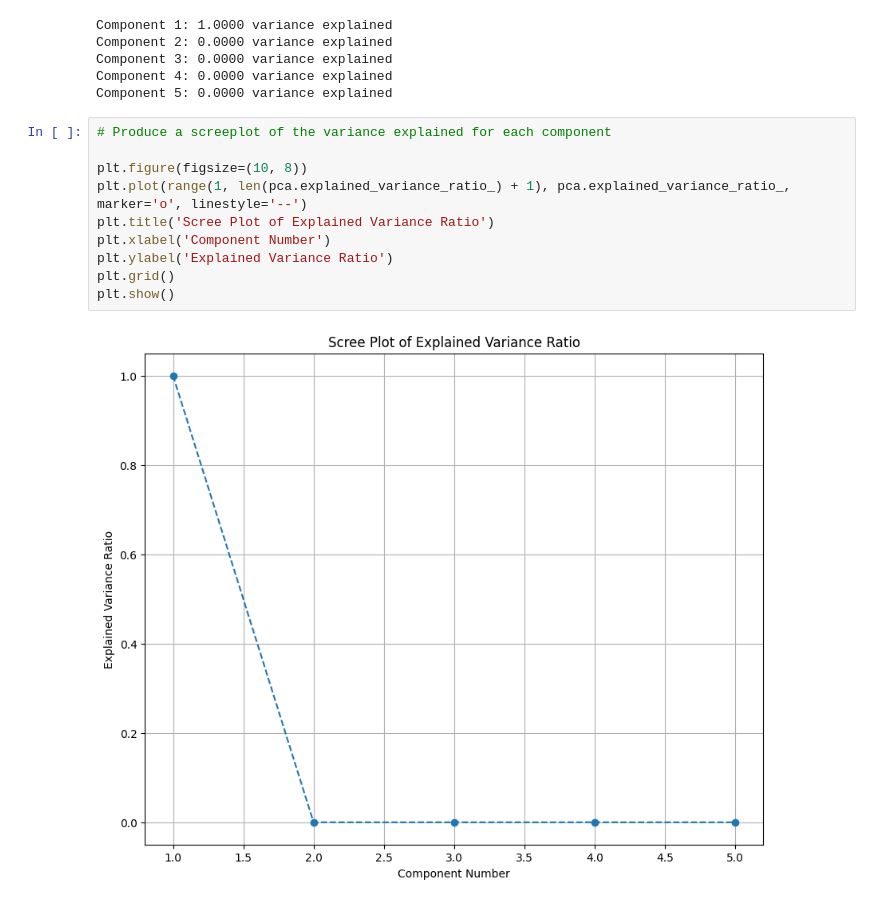
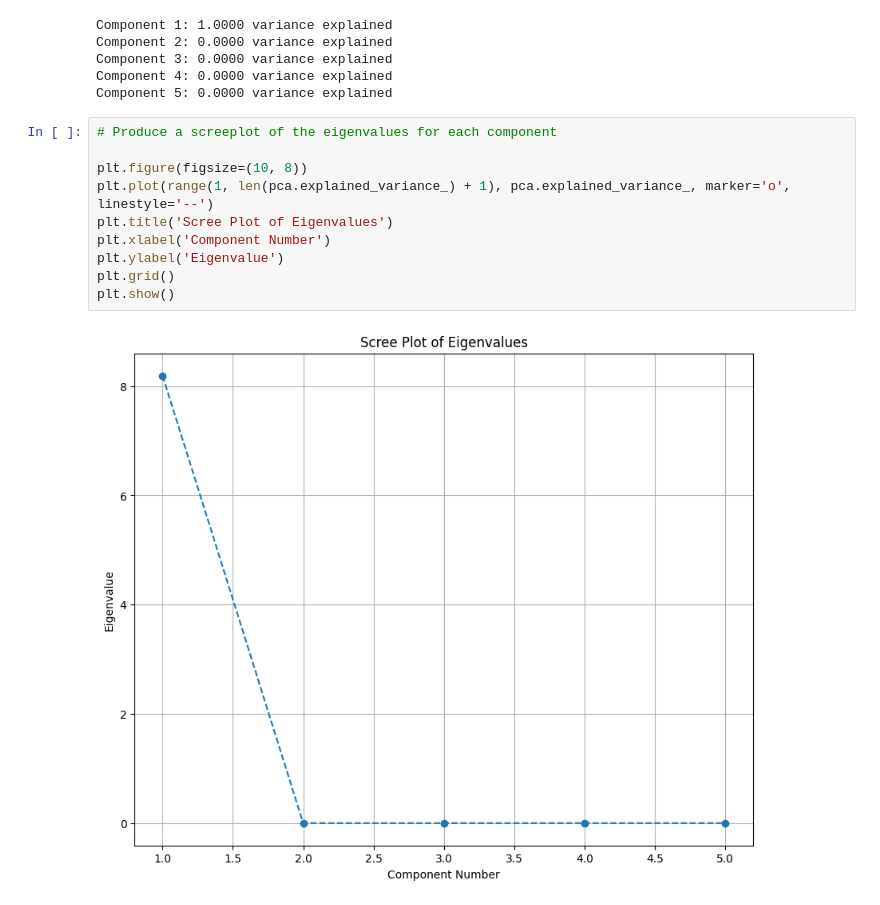
Before and after one commit to albertoHdzE/GWP_1, a Jupyter notebook: 03_exploiting_correlation.ipynb, the cells around one changed output. Saved outputs shown, nothing was run; the diff lists cells and outputs as text.

```diff
--- a/03_exploiting_correlation.ipynb
+++ b/03_exploiting_correlation.ipynb
@@ -193,14 +270,14 @@ Component 3: 0.0000 variance explained
 Component 4: 0.0000 variance explained
 Component 5: 0.0000 variance explained
 # %%
-# Produce a screeplot of the variance explained for each component
+# Produce a screeplot of the eigenvalues for each component
 
 plt.figure(figsize=(10, 8))
-plt.plot(range(1, len(pca.explained_variance_ratio_) + 1), pca.explained_variance_ratio_, marker='o', linestyle='--')
-plt.title('Scree Plot of Explained Variance Ratio')
+plt.plot(range(1, len(pca.explained_variance_) + 1), pca.explained_variance_, marker='o', linestyle='--')
+plt.title('Scree Plot of Eigenvalues')
 plt.xlabel('Component Number')
-plt.ylabel('Explained Variance Ratio')
+plt.ylabel('Eigenvalue')
 plt.grid()
 plt.show()
 # %% [output]
-[figure, old version]
+[figure, new version]
```
Also changed, not shown: parts of 3 cells of this notebook, 16 other files.
